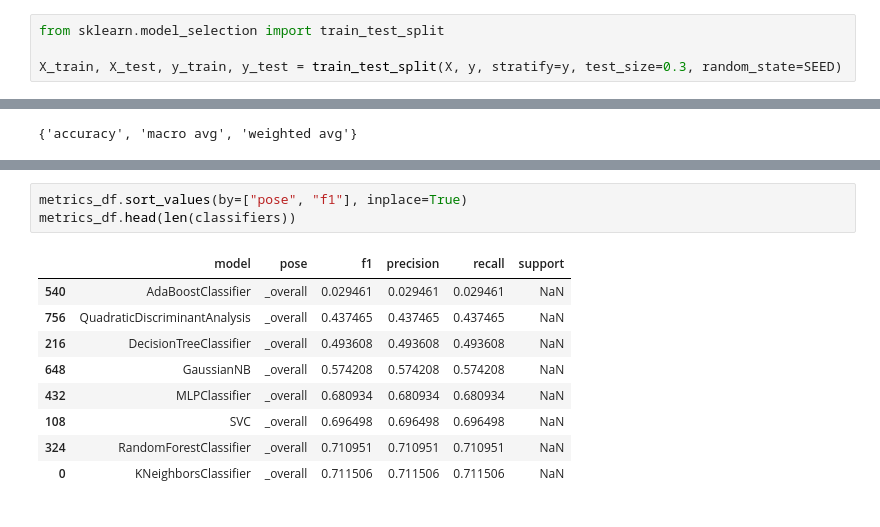
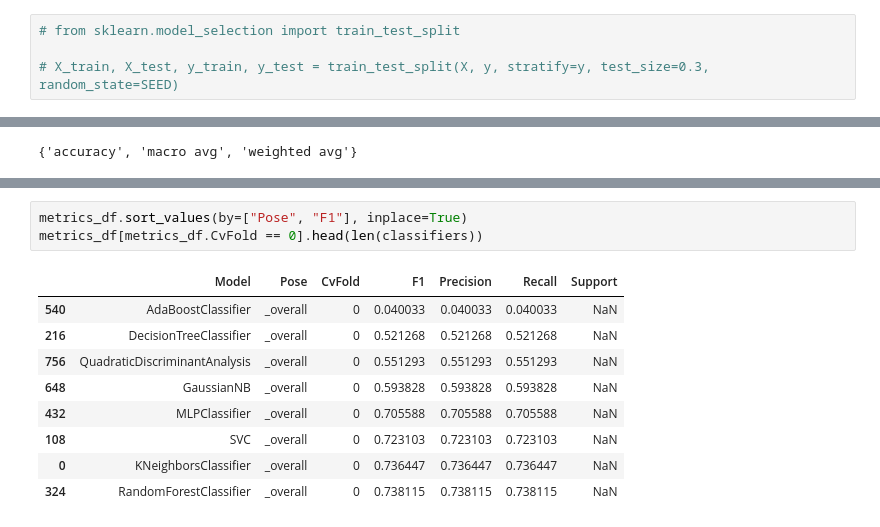
Before and after one commit to jamnicki/yoga-pose-ensemble-clf, a Jupyter notebook: 03_baseline_clfs.ipynb, the cells around one changed output, grey strips where cells are left out. Saved outputs shown, nothing was run; the diff lists cells and outputs as text.

Commit message:
Add cross validation and permutation test

```diff
--- a/03_baseline_clfs.ipynb
+++ b/03_baseline_clfs.ipynb
@@ -37,7 +73,7 @@ print(f"{X.shape=},\n{y.shape=}")
 X.shape=(5994, 34),
 y.shape=(5994,)
 # %%
-from sklearn.model_selection import train_test_split
+# from sklearn.model_selection import train_test_split
 
-X_train, X_test, y_train, y_test = train_test_split(X, y, stratify=y, test_size=0.3, random_state=SEED)
+# X_train, X_test, y_train, y_test = train_test_split(X, y, stratify=y, test_size=0.3, random_state=SEED)
 # %%
@@ -127,13 +172,13 @@ metrics_df
 # %%
-metrics_df.sort_values(by=["pose", "f1"], inplace=True)
-metrics_df.head(len(classifiers))
+metrics_df.sort_values(by=["Pose", "F1"], inplace=True)
+metrics_df[metrics_df.CvFold == 0].head(len(classifiers))
 # %% [output]
-|  | model | pose | f1 | precision | recall | support |
-| 540 | AdaBoostClassifier | _overall | 0.029461 | 0.029461 | 0.029461 | NaN |
-| 756 | QuadraticDiscriminantAnalysis | _overall | 0.437465 | 0.437465 | 0.437465 | NaN |
-| 216 | DecisionTreeClassifier | _overall | 0.493608 | 0.493608 | 0.493608 | NaN |
-| 648 | GaussianNB | _overall | 0.574208 | 0.574208 | 0.574208 | NaN |
-| 432 | MLPClassifier | _overall | 0.680934 | 0.680934 | 0.680934 | NaN |
-| 108 | SVC | _overall | 0.696498 | 0.696498 | 0.696498 | NaN |
-| 324 | RandomForestClassifier | _overall | 0.710951 | 0.710951 | 0.710951 | NaN |
-| 0 | KNeighborsClassifier | _overall | 0.711506 | 0.711506 | 0.711506 | NaN |
+|  | Model | Pose | CvFold | F1 | Precision | Recall | Support |
+| 540 | AdaBoostClassifier | _overall | 0 | 0.040033 | 0.040033 | 0.040033 | NaN |
+| 216 | DecisionTreeClassifier | _overall | 0 | 0.521268 | 0.521268 | 0.521268 | NaN |
+| 756 | QuadraticDiscriminantAnalysis | _overall | 0 | 0.551293 | 0.551293 | 0.551293 | NaN |
+| 648 | GaussianNB | _overall | 0 | 0.593828 | 0.593828 | 0.593828 | NaN |
+| 432 | MLPClassifier | _overall | 0 | 0.705588 | 0.705588 | 0.705588 | NaN |
+| 108 | SVC | _overall | 0 | 0.723103 | 0.723103 | 0.723103 | NaN |
+| 0 | KNeighborsClassifier | _overall | 0 | 0.736447 | 0.736447 | 0.736447 | NaN |
+| 324 | RandomForestClassifier | _overall | 0 | 0.738115 | 0.738115 | 0.738115 | NaN |
```
Also changed, not shown: parts of 14 cells of this notebook, 3 other files.
